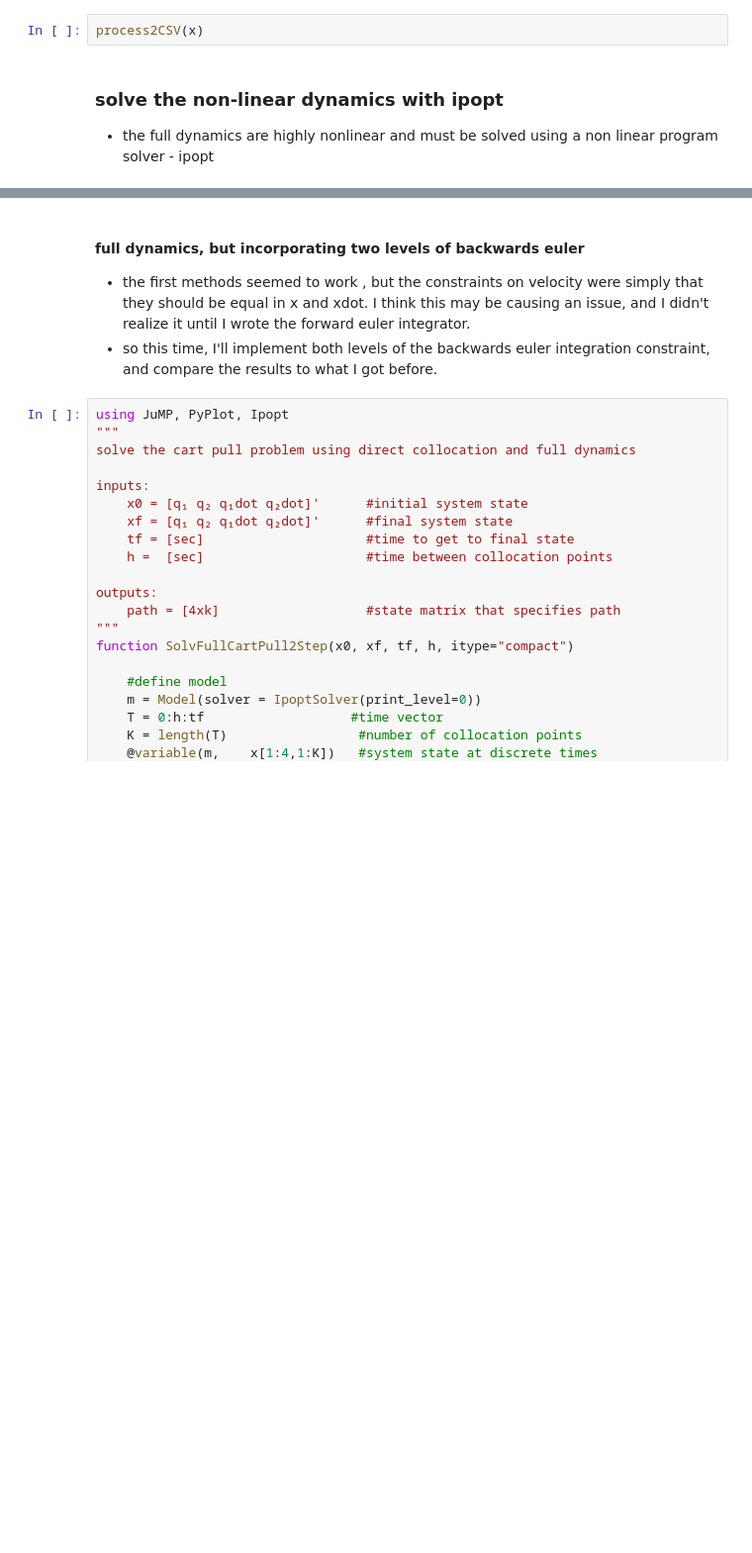
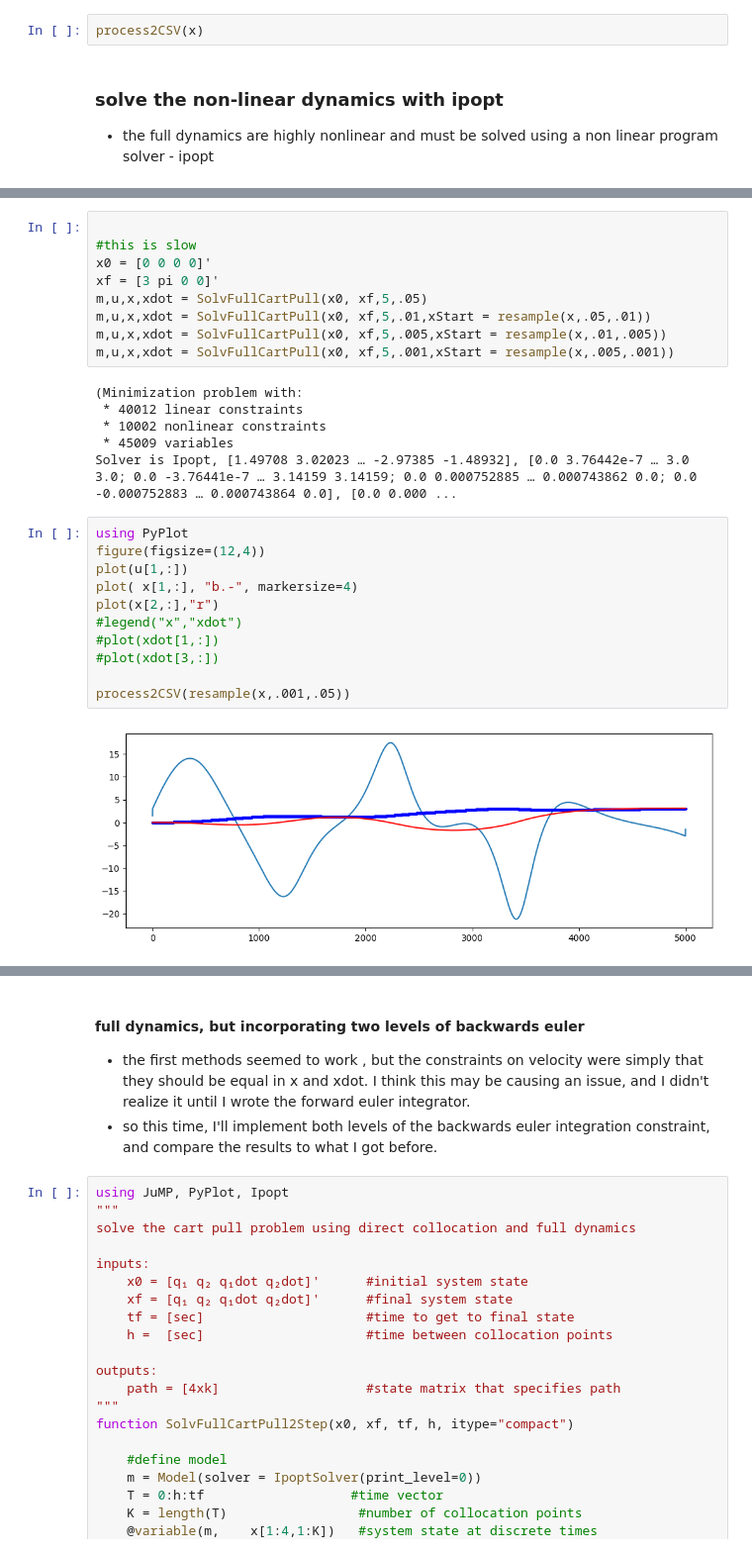
Before and after one commit to the1kieran/pullCartTrajOpt, a Jupyter notebook: finalProject/AlexProject.ipynb, the cells around one changed output, grey strips where cells are left out. Shown at 99% size. Cells and saved outputs as stored; diff of their text form; blank space fills up the shorter version.

```diff
--- a/finalProject/AlexProject.ipynb
+++ b/finalProject/AlexProject.ipynb
@@ -572,0 +581,28 @@ process2CSV(x)
+# %%
+
+#this is slow
+x0 = [0 0 0 0]'
+xf = [3 pi 0 0]'
+m,u,x,xdot = SolvFullCartPull(x0, xf,5,.05)
+m,u,x,xdot = SolvFullCartPull(x0, xf,5,.01,xStart = resample(x,.05,.01))
+m,u,x,xdot = SolvFullCartPull(x0, xf,5,.005,xStart = resample(x,.01,.005))
+m,u,x,xdot = SolvFullCartPull(x0, xf,5,.001,xStart = resample(x,.005,.001))
+# %% [output]
+(Minimization problem with:
+ * 40012 linear constraints
+ * 10002 nonlinear constraints
+ * 45009 variables
+Solver is Ipopt, [1.49708 3.02023 … -2.97385 -1.48932], [0.0 3.76442e-7 … 3.0 3.0; 0.0 -3.76441e-7 … 3.14159 3.14159; 0.0 0.000752885 … 0.000743862 0.0; 0.0 -0.000752883 … 0.000743864 0.0], [0.0 0.000 ...
+# %%
+using PyPlot
+figure(figsize=(12,4))
+plot(u[1,:])
+plot( x[1,:], "b.-", markersize=4)
+plot(x[2,:],"r")
+#legend("x","xdot")
+#plot(xdot[1,:])
+#plot(xdot[3,:])
+
+process2CSV(resample(x,.001,.05))
+# %% [output]
+[figure, added]
```
Also changed, not shown: parts of 5 cells of this notebook.
